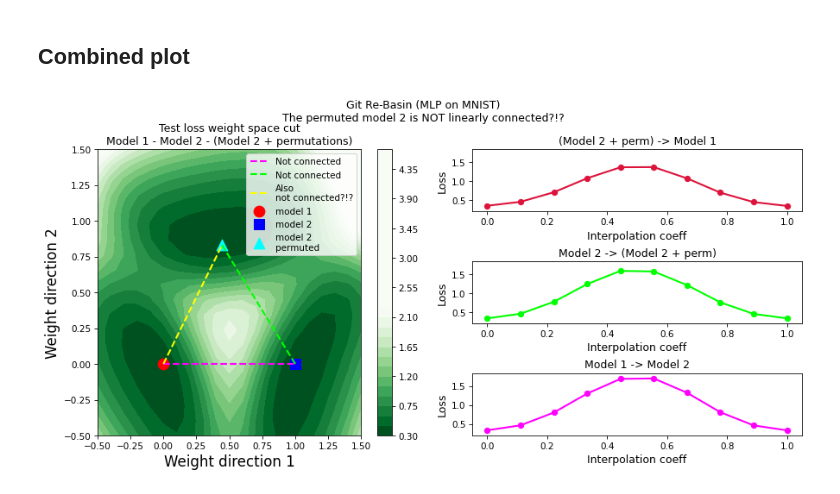
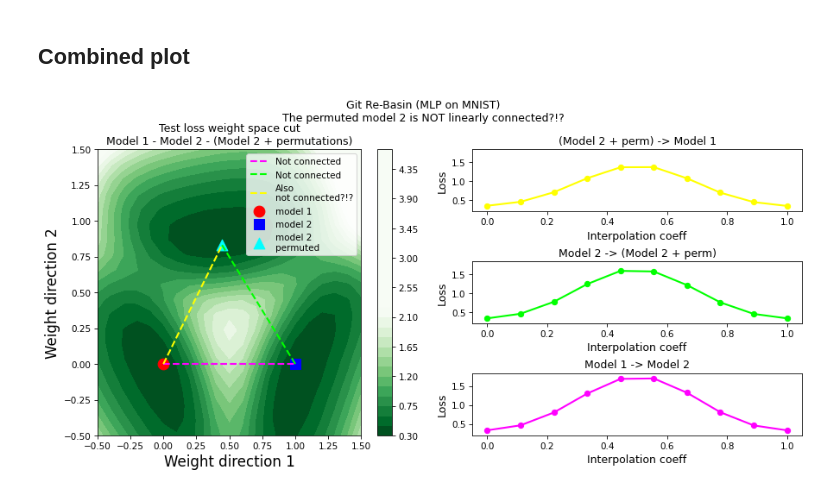
Before and after one commit to stanislavfort/dissect-git-re-basin, a Jupyter notebook: git_rebasin_Stan_MLP_MNIST.ipynb, the cells around one changed output. Saved outputs shown, nothing was run; the diff lists cells and outputs as text; code cells hidden in the pictures.

Commit message:
repairing plot color

```diff
--- a/git_rebasin_Stan_MLP_MNIST.ipynb
+++ b/git_rebasin_Stan_MLP_MNIST.ipynb
@@ -1225,32 +1224,32 @@ plt.subplot(3,2,2)
 ts, test_losses_list, test_accs_list, train_losses_list, train_accs_list = get_linear_cut(flattened_model1, flattened_model2_permuted_flat, 10)
 
 plt.title(f"(Model 2 + perm) -> Model 1",fontsize=12)
-plt.plot(ts,train_losses_list,label="train",marker="o",color="crimson",linewidth=2)
+plt.plot(ts,train_losses_list,label="train",marker="o",color="yellow",linewidth=2)
 plt.xlabel("Interpolation coeff",fontsize=12)
 plt.ylabel("Loss",fontsize=12)
 plt.ylim([lower_lim, upper_lim])
 
 
 plt.subplot(3,2,4)
 ts, test_losses_list, test_accs_list, train_losses_list, train_accs_list = get_linear_cut(flattened_model2, flattened_model2_permuted_flat, 10)
 plt.title(f"Model 2 -> (Model 2 + perm)",fontsize=12)
 plt.plot(ts,test_losses_list,label="test",marker="o",color="lime",linewidth=2)
 plt.xlabel("Interpolation coeff",fontsize=12)
 plt.ylabel("Loss",fontsize=12)
 plt.ylim([lower_lim, upper_lim])
 
 plt.subplot(3,2,6)
 ts, test_losses_list, test_accs_list, train_losses_list, train_accs_list = get_linear_cut(flattened_model1, flattened_model2, 10)
 plt.title(f"Model 1 -> Model 2",fontsize=12)
 plt.plot(ts,test_losses_list,label="test",marker="o",color="fuchsia",linewidth=2)
 plt.ylim([np.min(test_losses_list),np.max(test_losses_list)])
 plt.xlabel("Interpolation coeff",fontsize=12)
 plt.ylabel("Loss",fontsize=12)
 
 plt.ylim([lower_lim, upper_lim])
 
 plt.tight_layout()
 plt.subplots_adjust(top=0.85)
 plt.show()
 # %% [output]
-[figure, old version]
+[figure, new version]
```
Also changed, not shown: parts of 1 cell of this notebook.
